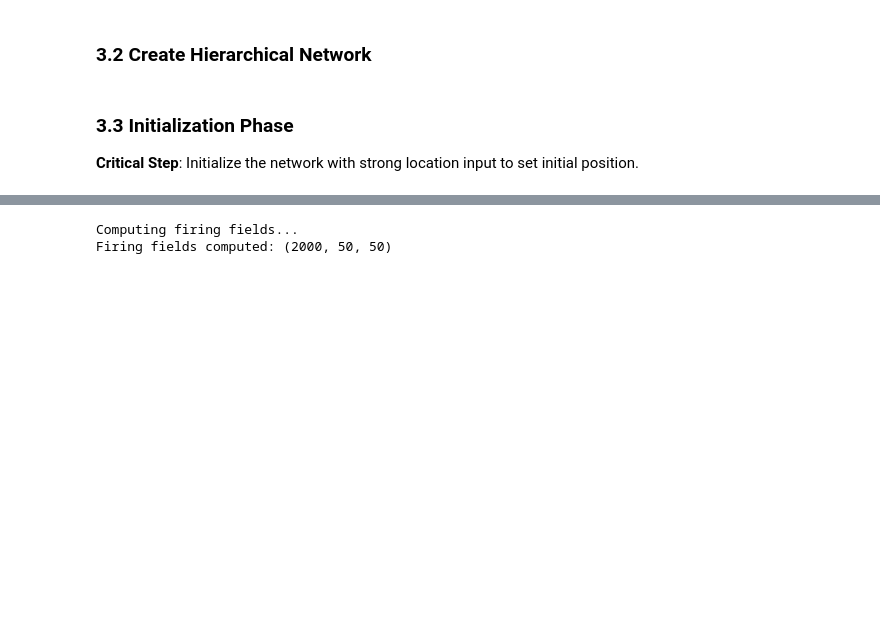
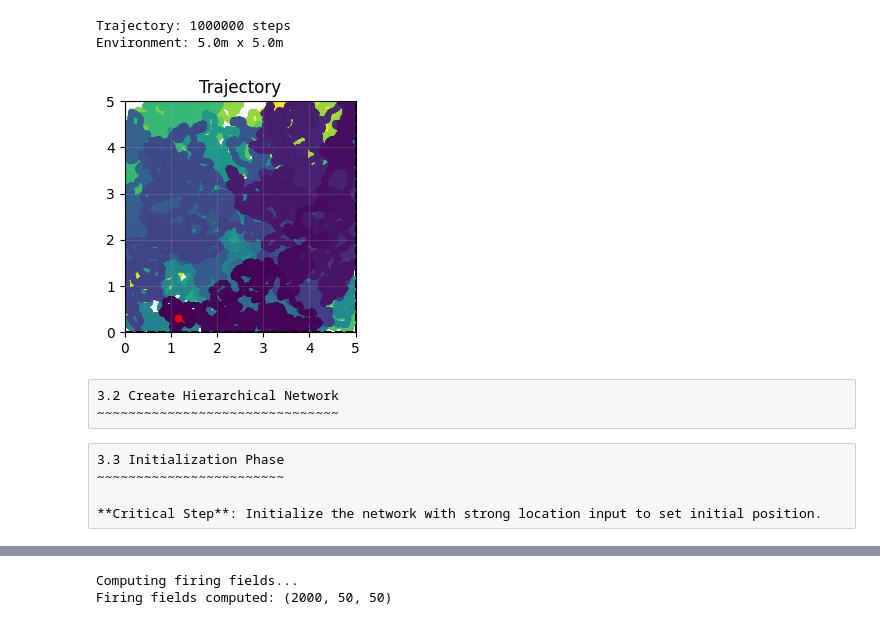
Before and after one commit to Routhleck/canns, a Jupyter notebook: docs/en/3_full_detail_tutorials/01_cann_modeling/05_hierarchical_network.ipynb, the cells around one changed output, grey strips where cells are left out. Drawn from its saved outputs; the diff is of its cells as text; code cells hidden in the pictures; blank space fills up the shorter version.

```diff
--- a/docs/en/3_full_detail_tutorials/01_cann_modeling/05_hierarchical_network.ipynb
+++ b/docs/en/3_full_detail_tutorials/01_cann_modeling/05_hierarchical_network.ipynb
@@ -93,31 +124,37 @@ Each module contains:
 # %%
 import brainpy.math as bm
 import numpy as np
 from canns.models.basic import HierarchicalNetwork
 from canns.task.open_loop_navigation import OpenLoopNavigationTask
 
 # Setup environment
 bm.set_dt(0.05)
 
 # Create navigation task (5m x 5m environment)
 task = OpenLoopNavigationTask(
     width=5.0,           # Environment width (meters)
     height=5.0,          # Environment height (meters)
     speed_mean=0.04,     # Mean speed (m/step)
     speed_std=0.016,     # Speed standard deviation
     duration=50000.0,    # Simulation duration (steps)
     dt=0.05,             # Time step
     start_pos=(2.5, 2.5), # Start at center
     progress_bar=True
 )
 
 # Generate trajectory data
 task.get_data()
 
 print(f"Trajectory: {task.data.position.shape[0]} steps")
 print(f"Environment: {task.width}m x {task.height}m")
+task.show_data()
+# %% [output]
+Trajectory: 1000000 steps
+Environment: 5.0m x 5.0m
+[figure, added]
-# %% [markdown]
-### 3.2 Create Hierarchical Network
+# %% [raw]
+3.2 Create Hierarchical Network
+~~~~~~~~~~~~~~~~~~~~~~~~~~~~~~~
 # %%
 # Create hierarchical network
 hierarchical_net = HierarchicalNetwork(
@@ -126,10 +163,11 @@ hierarchical_net = HierarchicalNetwork(
     spacing_min=2.0,      # Finest grid scale
     spacing_max=5.0,      # Coarsest grid scale
 )
-# %% [markdown]
-### 3.3 Initialization Phase
-
-**Critical Step**: Initialize the network with strong location input to set initial position.
+# %% [raw]
+3.3 Initialization Phase
+~~~~~~~~~~~~~~~~~~~~~~~~
+
+**Critical Step**: Initialize the network with strong location input to set initial position.
 # %%
 def initialize(t, input_strength):
     """Initialize network with location input"""
```
Also changed, not shown: parts of 33 cells of this notebook, 30 other files.
